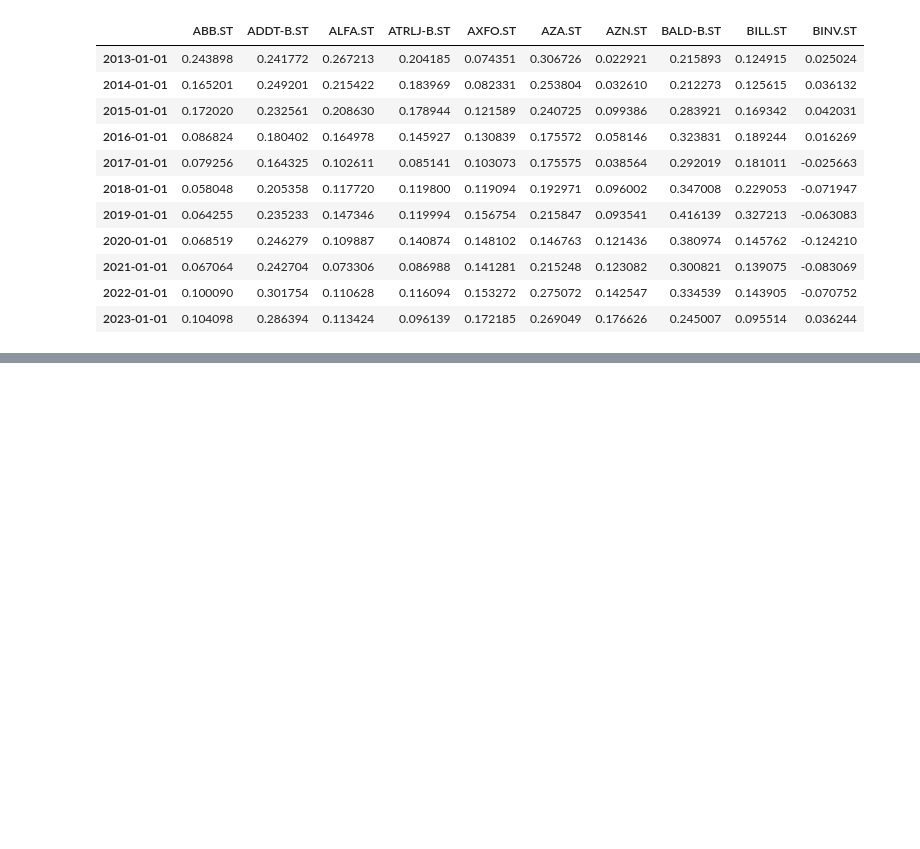
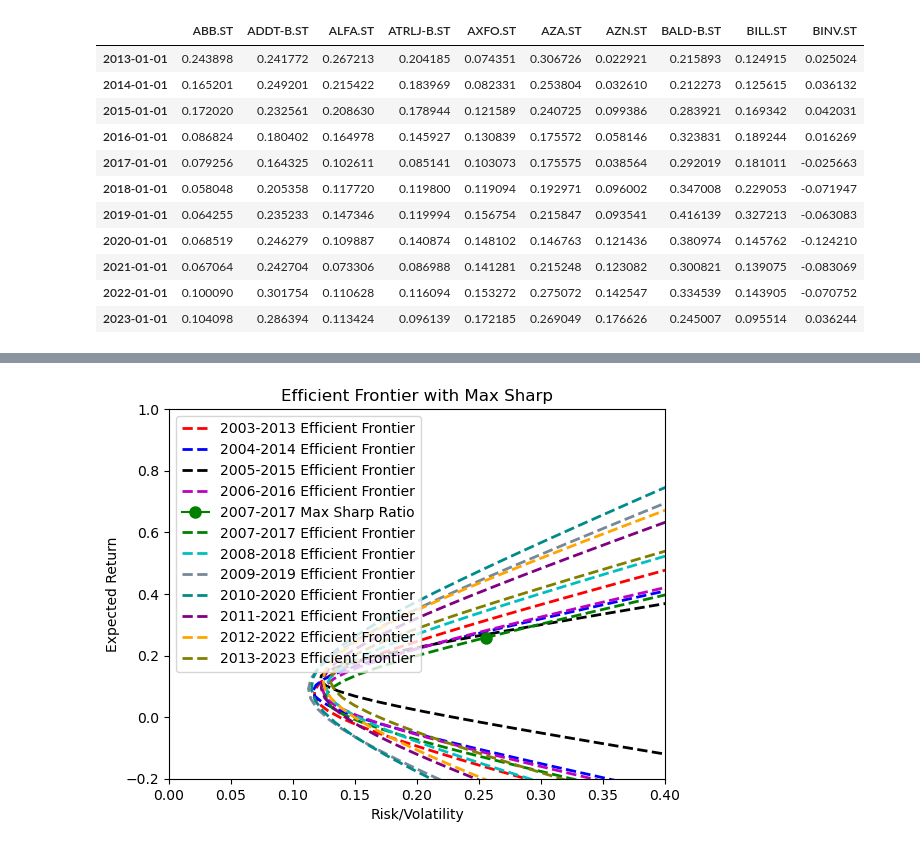
Before and after one commit to NicolaiVArends/BachelorThesis, a Jupyter notebook: optimising_portfolio.ipynb, the cells around one changed output, grey strips where cells are left out. Cells and saved outputs as stored; diff of their text form; code cells hidden in the pictures; blank space fills up the shorter version.

```diff
--- a/optimising_portfolio.ipynb
+++ b/optimising_portfolio.ipynb
@@ -58,0 +52,2 @@ NameError: name 'portfolio_std' is not defined
+# %%
+parameters = rolling_window_efficient_frontier(returns_pct_change)
@@ -59,3 +77,7 @@ NameError: name 'portfolio_std' is not defined
+# %%
+plot_efficient_frontier(parameters)
+# %% [output]
+[figure, added]
 # %%
 parameters = []
 for i in range(0, 11):
```
Also changed, not shown: parts of 4 cells of this notebook, 3 other files.
